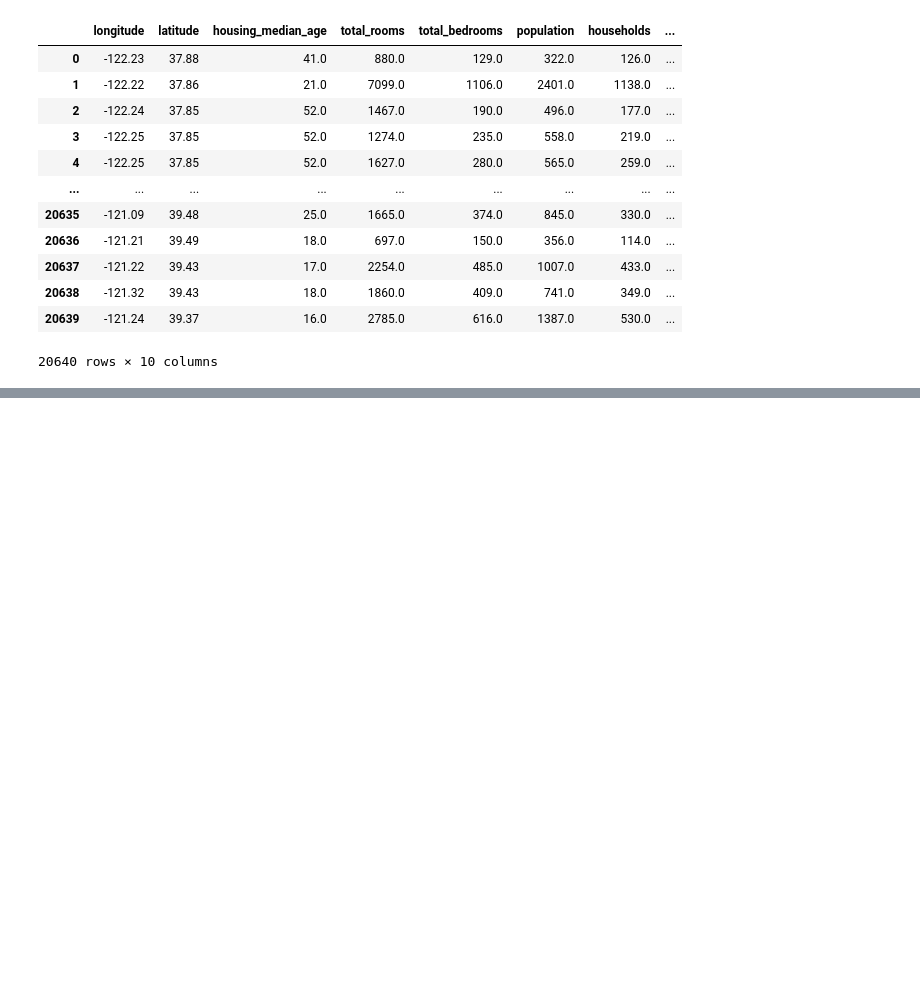
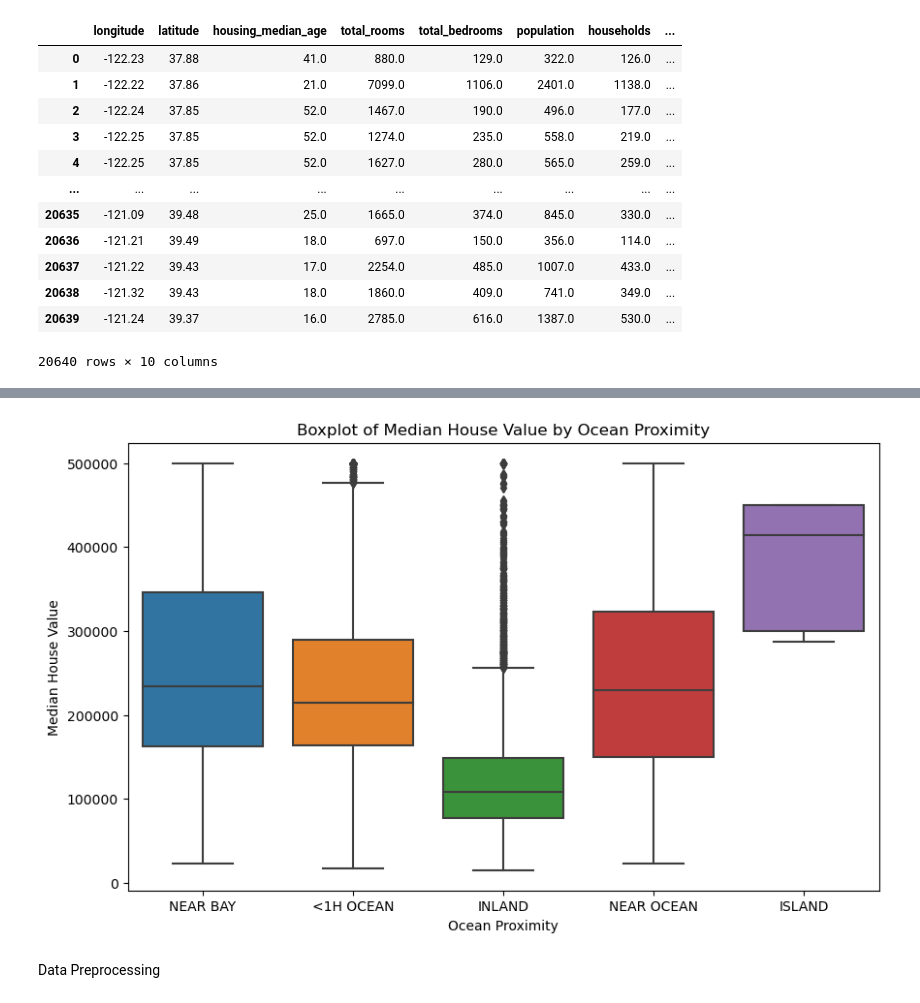
Before and after one commit to myehya1/house_price_prediction, a Jupyter notebook: notebooks/House_Price_Prediction.ipynb, the cells around one changed output, grey strips where cells are left out. Cells and saved outputs as stored; diff of their text form; code cells hidden in the pictures; blank space fills up the shorter version.

```diff
--- a/notebooks/House_Price_Prediction.ipynb
+++ b/notebooks/House_Price_Prediction.ipynb
@@ -47,0 +60,12 @@ data.dropna(inplace=True)
+# %%
+# Boxplot for 'ocean_proximity' vs 'median_house_value'
+plt.figure(figsize=(10, 6))
+sns.boxplot(x='ocean_proximity', y='median_house_value', data=data)
+plt.title("Boxplot of Median House Value by Ocean Proximity")
+plt.xlabel('Ocean Proximity')
+plt.ylabel('Median House Value')
+plt.show()
+# %% [output]
+[figure, added]
+# %% [markdown]
+Data Preprocessing
```
Also changed, not shown: parts of 40 cells of this notebook.
